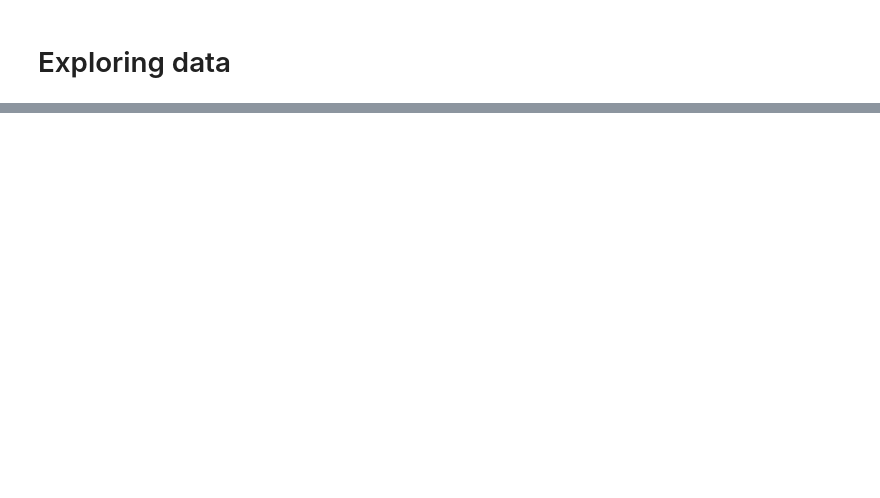
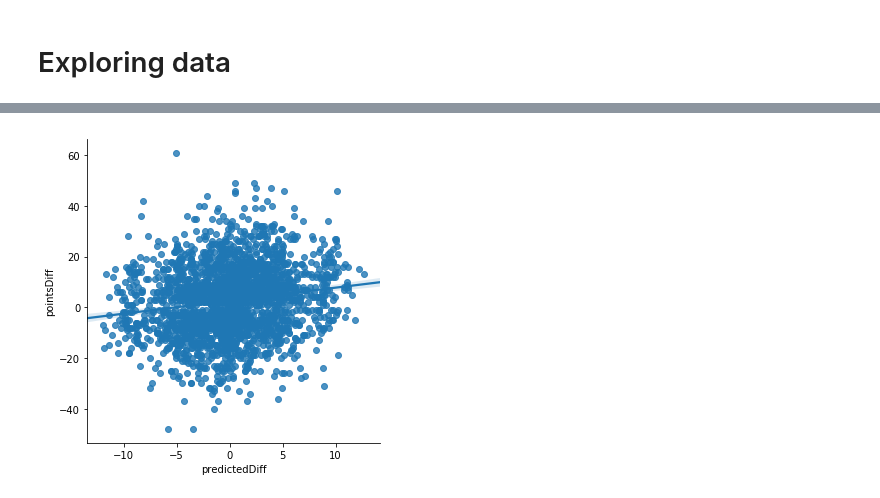
Before and after one commit to GR-NBA-data-challenge/NBA-data-template, a Jupyter notebook: NBA-notebook.ipynb, the cells around one changed output, grey strips where cells are left out. Saved outputs shown, nothing was run; the diff lists cells and outputs as text; code cells hidden in the pictures; blank space fills up the shorter version.

```diff
--- a/NBA-notebook.ipynb
+++ b/NBA-notebook.ipynb
@@ -162,0 +229,4 @@ data_loader.getPlayers('2011')
+# %%
+train_data['EloDifference'] = train_data['homeElo'] - train_data['awayElo']
+test_data['EloDifference'] = test_data['homeElo'] - test_data['awayElo']
+train_data.head()
@@ -162,0 +278,9 @@ data_loader.getPlayers('2011')
+# %%
+## Use the statsmodels library to fit a linear model of Elo difference to points difference
+train_data['EloSum'] = train_data['homeElo'] + train_data['awayElo']
+test_data['EloSum'] = test_data['homeElo'] + test_data['awayElo']
+X = train_data[['EloDifference', 'EloSum']]
+X = sm.add_constant(X)
+y = train_data['pointsDiff']
+model = sm.OLS(y, X).fit()
+model.summary()
@@ -162,0 +310,4 @@ data_loader.getPlayers('2011')
+# %%
+X_test = test_data['EloDifference']
+test_data['predictedDiff'] = fitted_model.predict(X_test)
+test_data.head()
@@ -162,0 +322,5 @@ data_loader.getPlayers('2011')
+# %%
+## Check how good our predictions are
+sns.lmplot('predictedDiff', 'pointsDiff', test_data);
+# %% [output]
+[figure, added]
```
Also changed, not shown: parts of 46 cells of this notebook.
